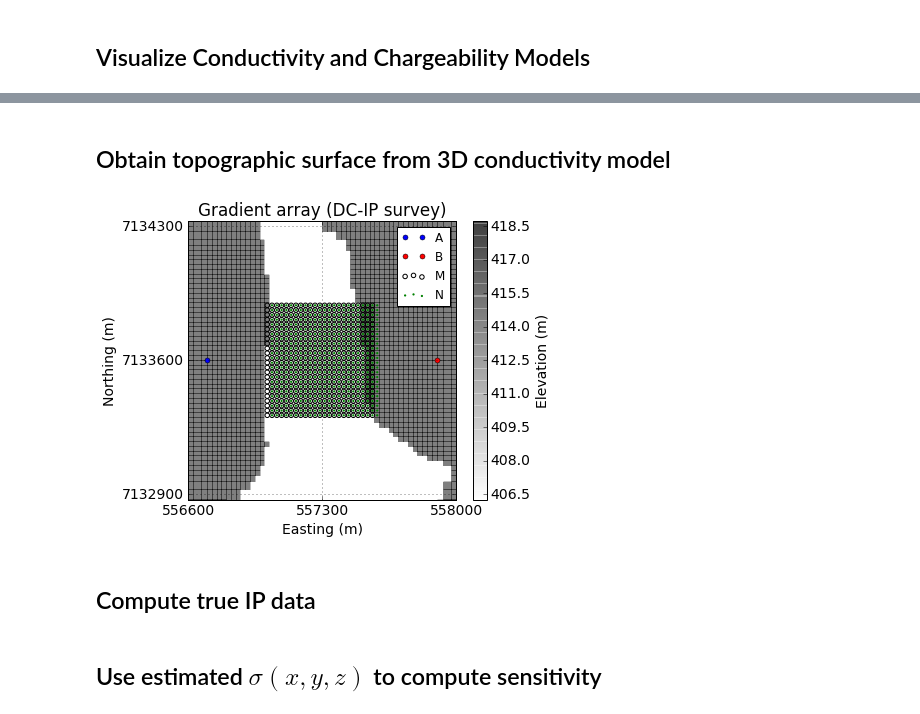
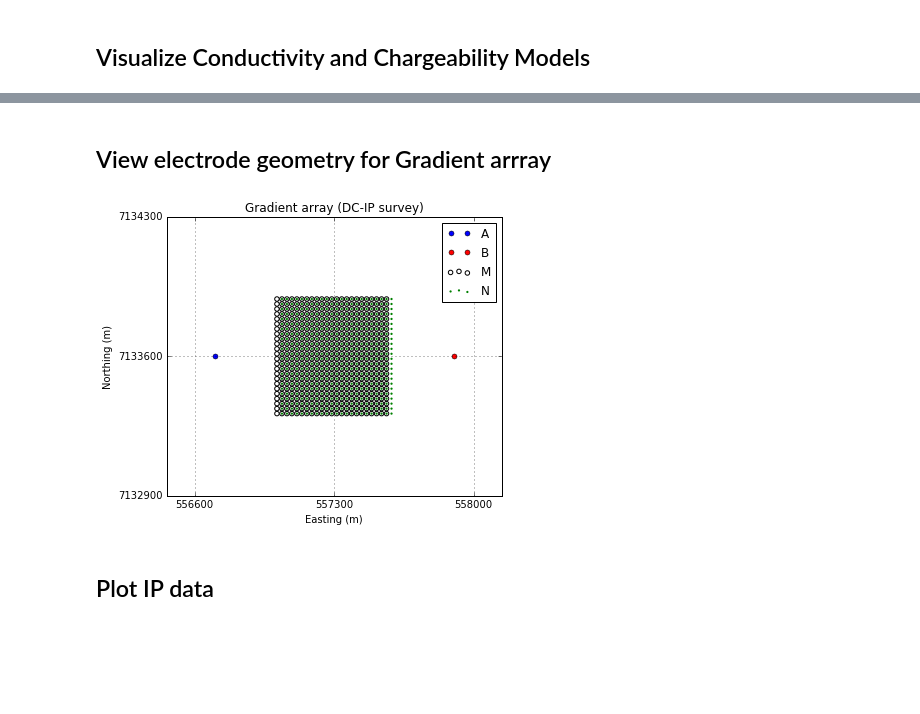
Before and after one commit to simpeg/presentations, a Jupyter notebook: SciPy2016/notebooks/DC/CleanVersions/IPinv_Gradient_singleSrc_Clean.ipynb, the cells around one changed output, grey strips where cells are left out. Drawn from its saved outputs; the diff is of its cells as text; code cells hidden in the pictures; blank space fills up the shorter version.

```diff
--- a/SciPy2016/notebooks/DC/CleanVersions/IPinv_Gradient_singleSrc_Clean.ipynb
+++ b/SciPy2016/notebooks/DC/CleanVersions/IPinv_Gradient_singleSrc_Clean.ipynb
@@ -127,28 +119,28 @@ ax = viz(mesh, eta*1e3, 30, airind=airind, normal="Y", xc=xc, yc=yc, zc=zc, scal
-# %% [markdown]
-## Obtain topographic surface from 3D conductivity model
+# %% [markdown]
+## View electrode geometry for Gradient arrray
 # %%
 fig, ax = plt.subplots(1,1, figsize=(5*1.2,5))
-dat = mesh2D.plotImage(topoCC,pcolorOpts={"cmap":"binary",'alpha':0.5}, ax=ax)
+# dat = mesh2D.plotImage(topoCC,pcolorOpts={"cmap":"binary",'alpha':0.5}, ax=ax)
 plt.xlabel("Easting (m)"); plt.ylabel("Northing (m)")
-cb = plt.colorbar(dat[0]); cb.set_label("Elevation (m)")
+# cb = plt.colorbar(dat[0]); cb.set_label("Elevation (m)")
 ax.plot(Aloc1_x[0], Aloc1_x[1], 'bo', ms=5)
 ax.plot(Bloc1_x[0], Bloc1_x[1], 'ro', ms=5)
 ax.scatter(Mx[:,0], Mx[:,1],s=20, edgecolors="k", facecolors="none")
 ax.scatter(Nx[:,0], Nx[:,1],s=5, edgecolors="none", facecolors="g")
 ax.legend(("A", "B", "M", "N"), fontsize=12)
 xmin, xmax = -700+xc, 700+xc
 ymin, ymax = -700+yc, 700+yc
 ax.set_xticks(np.linspace(xmin, xmax, 3))
 ax.set_yticks(np.linspace(ymin, ymax, 3))
 ax.yaxis.set_major_formatter(FormatStrFormatter('%.0f'))
 ax.xaxis.set_major_formatter(FormatStrFormatter('%.0f'))
 ax.axis('equal')
 ax.set_xlim(xmin, xmax)
 ax.set_ylim(ymin, ymax)
 ax.set_xlabel("Easting (m)")
 ax.set_ylabel("Northing (m)")
 ax.set_title("Gradient array (DC-IP survey)")
 ax.grid(True)
-fig.savefig("./images/GradientArray", dpi=200)
+# fig.savefig("./images/GradientArray", dpi=200)
 # %% [output]
-[figure, old version]
+[figure, new version]
@@ -158,2 +162,2 @@ sigopt = np.load("sigest.npy")
 # %% [markdown]
-## Compute true IP data
+## Plot IP data
@@ -169,2 +163,0 @@ dataIP = surveyIP.dpred(eta[~airind])
-# %% [markdown]
-## Use estimated $\sigma (x, y, z)$ to compute sensitivity
```
Also changed, not shown: parts of 43 cells of this notebook, 7 other files.
